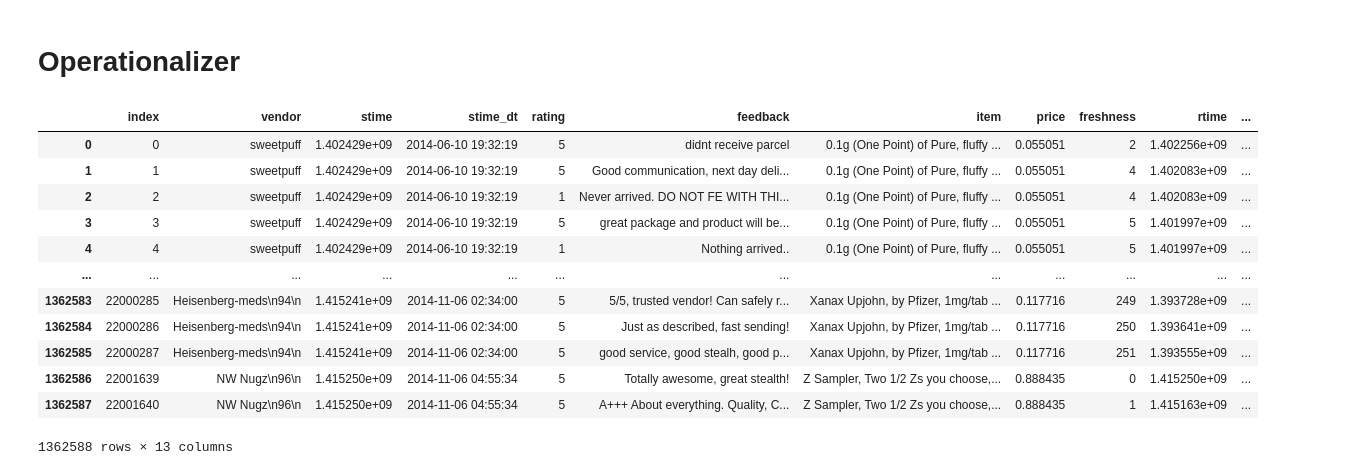
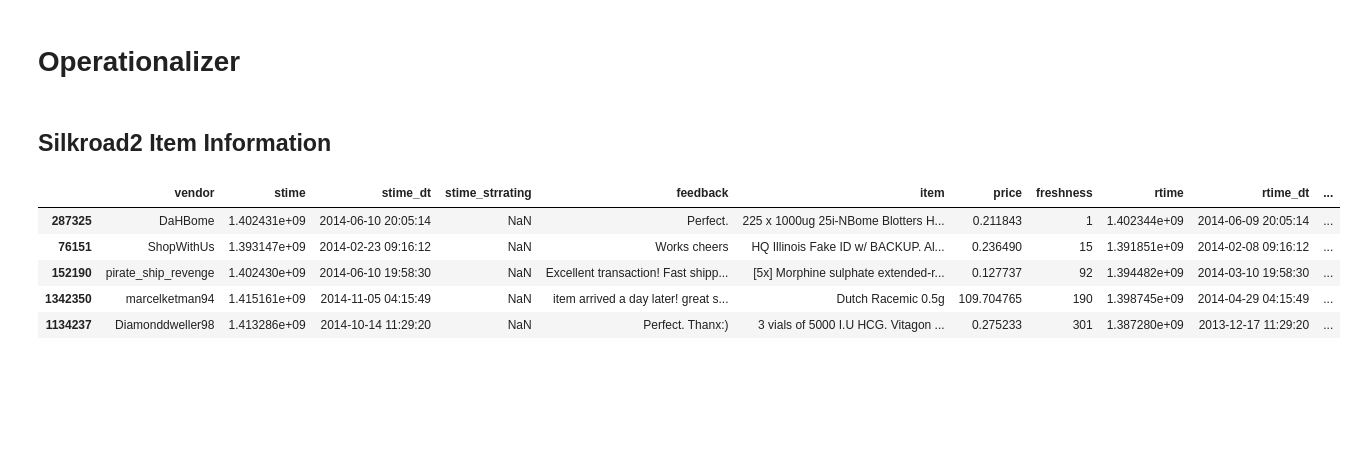
Before and after one commit to jossl95/ARF, a Jupyter notebook: Operationalizer.ipynb, the cells around one changed output. Drawn from its saved outputs; the diff is of its cells as text; code cells hidden in the pictures; blank space fills up the shorter version.

```diff
--- a/Operationalizer.ipynb
+++ b/Operationalizer.ipynb
@@ -5,20 +8,20 @@ import pandas as pd
 import os
+# %% [markdown]
+## Silkroad2 Item Information
 # %%
 folder = '/Volumes/Extreme SSD/data/final/silkroad2'
 file   = 'items.pickle'
 
-pd.read_pickle(os.path.join(folder, file))
+df = pd.read_pickle(os.path.join(folder, file))
-# %% [output]
-|  | index | vendor | stime | stime_dt | rating | feedback | item | price | freshness | rtime | ... |
-| 0 | 0 | sweetpuff | 1.402429e+09 | 2014-06-10 19:32:19 | 5 | didnt receive parcel | 0.1g (One Point) of Pure, fluffy ... | 0.055051 | 2 | 1.402256e+09 | ... |
-| 1 | 1 | sweetpuff | 1.402429e+09 | 2014-06-10 19:32:19 | 5 | Good communication, next day deli... | 0.1g (One Point) of Pure, fluffy ... | 0.055051 | 4 | 1.402083e+09 | ... |
-| 2 | 2 | sweetpuff | 1.402429e+09 | 2014-06-10 19:32:19 | 1 | Never arrived. DO NOT FE WITH THI... | 0.1g (One Point) of Pure, fluffy ... | 0.055051 | 4 | 1.402083e+09 | ... |
-| 3 | 3 | sweetpuff | 1.402429e+09 | 2014-06-10 19:32:19 | 5 | great package and product will be... | 0.1g (One Point) of Pure, fluffy ... | 0.055051 | 5 | 1.401997e+09 | ... |
-| 4 | 4 | sweetpuff | 1.402429e+09 | 2014-06-10 19:32:19 | 1 | Nothing arrived.. | 0.1g (One Point) of Pure, fluffy ... | 0.055051 | 5 | 1.401997e+09 | ... |
-| ... | ... | ... | ... | ... | ... | ... | ... | ... | ... | ... | ... |
-| 1362583 | 22000285 | Heisenberg-meds\n94\n | 1.415241e+09 | 2014-11-06 02:34:00 | 5 | 5/5, trusted vendor! Can safely r... | Xanax Upjohn, by Pfizer, 1mg/tab ... | 0.117716 | 249 | 1.393728e+09 | ... |
-| 1362584 | 22000286 | Heisenberg-meds\n94\n | 1.415241e+09 | 2014-11-06 02:34:00 | 5 | Just as described, fast sending! | Xanax Upjohn, by Pfizer, 1mg/tab ... | 0.117716 | 250 | 1.393641e+09 | ... |
-| 1362585 | 22000287 | Heisenberg-meds\n94\n | 1.415241e+09 | 2014-11-06 02:34:00 | 5 | good service, good stealh, good p... | Xanax Upjohn, by Pfizer, 1mg/tab ... | 0.117716 | 251 | 1.393555e+09 | ... |
-| 1362586 | 22001639 | NW Nugz\n96\n | 1.415250e+09 | 2014-11-06 04:55:34 | 5 | Totally awesome, great stealth! | Z Sampler, Two 1/2 Zs you choose,... | 0.888435 | 0 | 1.415250e+09 | ... |
-| 1362587 | 22001640 | NW Nugz\n96\n | 1.415250e+09 | 2014-11-06 04:55:34 | 5 | A+++ About everything. Quality, C... | Z Sampler, Two 1/2 Zs you choose,... | 0.888435 | 1 | 1.415163e+09 | ... |
-1362588 rows × 13 columns
+# %%
+t_max = df['rtime_dt'].max()
+t_min = df['rtime_dt'].min()
+
+df.sample(5)
+# %% [output]
+|  | vendor | stime | stime_dt | stime_strrating | feedback | item | price | freshness | rtime | rtime_dt | ... |
+| 287325 | DaHBome | 1.402431e+09 | 2014-06-10 20:05:14 | NaN | Perfect. | 225 x 1000ug 25i-NBome Blotters H... | 0.211843 | 1 | 1.402344e+09 | 2014-06-09 20:05:14 | ... |
+| 76151 | ShopWithUs | 1.393147e+09 | 2014-02-23 09:16:12 | NaN | Works cheers | HQ Illinois Fake ID w/ BACKUP. Al... | 0.236490 | 15 | 1.391851e+09 | 2014-02-08 09:16:12 | ... |
+| 152190 | pirate_ship_revenge | 1.402430e+09 | 2014-06-10 19:58:30 | NaN | Excellent transaction! Fast shipp... | [5x] Morphine sulphate extended-r... | 0.127737 | 92 | 1.394482e+09 | 2014-03-10 19:58:30 | ... |
+| 1342350 | marcelketman94 | 1.415161e+09 | 2014-11-05 04:15:49 | NaN | item arrived a day later! great s... | Dutch Racemic 0.5g | 109.704765 | 190 | 1.398745e+09 | 2014-04-29 04:15:49 | ... |
+| 1134237 | Diamonddweller98 | 1.413286e+09 | 2014-10-14 11:29:20 | NaN | Perfect. Thanx:) | 3 vials of 5000 I.U HCG. Vitagon ... | 0.275233 | 301 | 1.387280e+09 | 2013-12-17 11:29:20 | ... |
```
Also changed, not shown: parts of 7 cells of this notebook, 2 other files.
